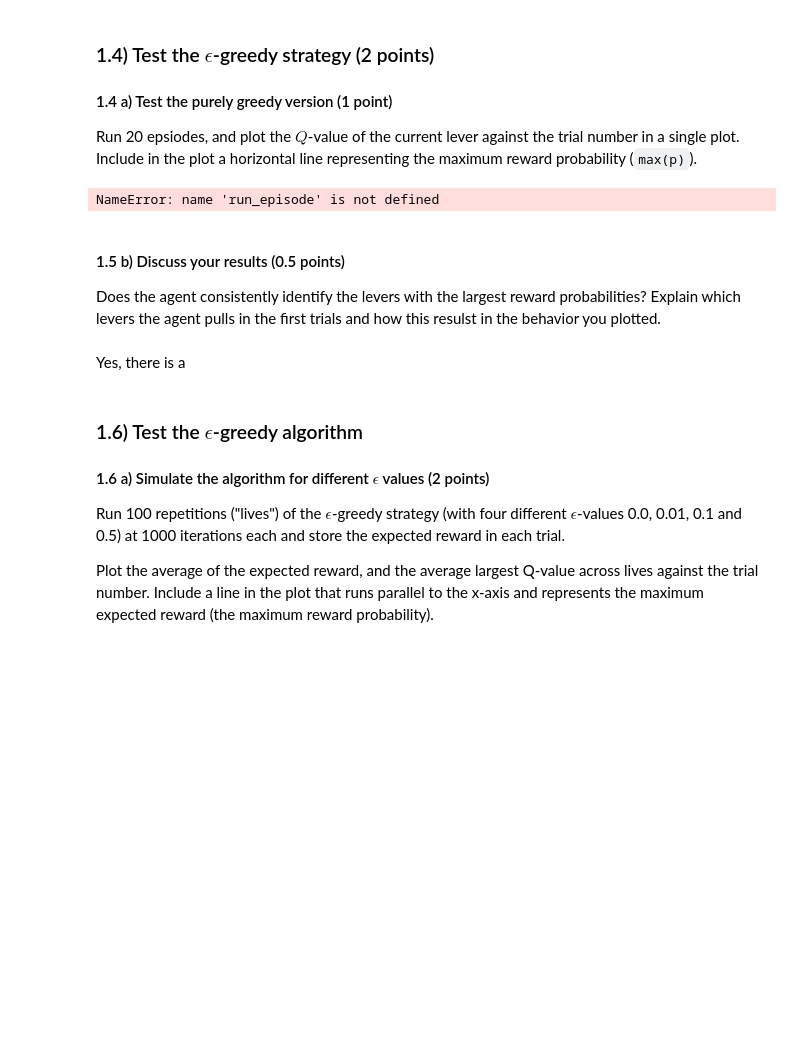
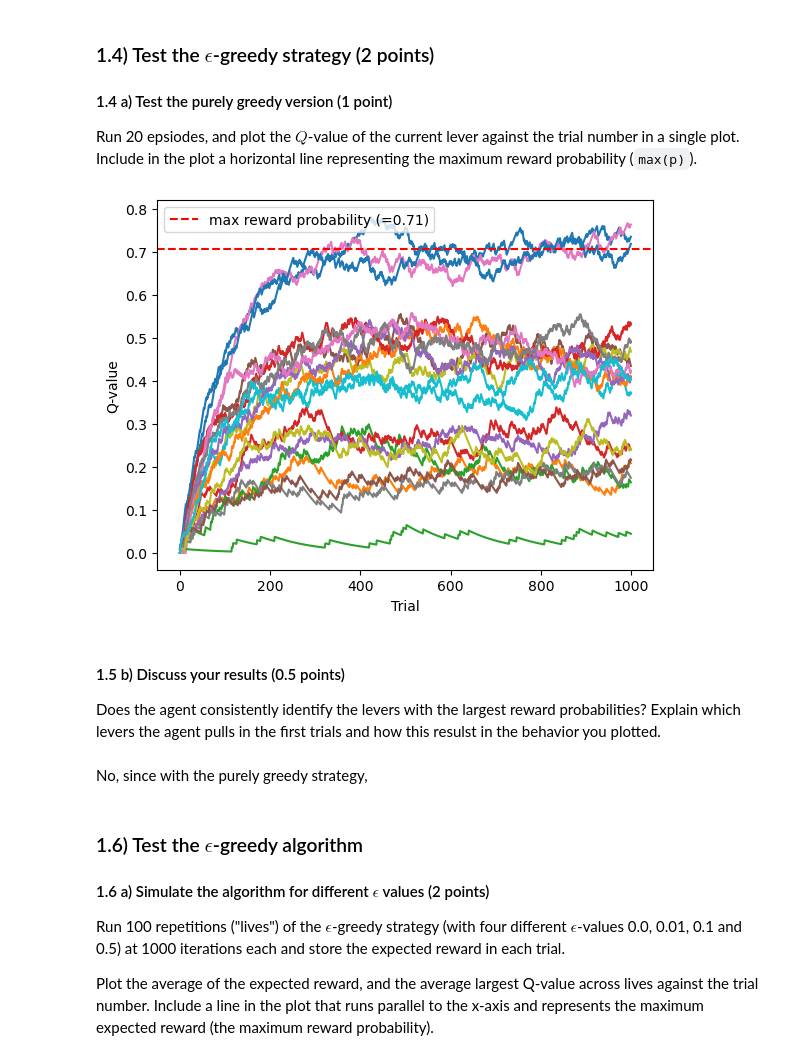
Before and after one commit to lfogarty98/mhbf_pt, a Jupyter notebook: 7-rl-part-I/rl-part-I.ipynb, the cells around one changed output. Drawn from its saved outputs; the diff is of its cells as text; code cells hidden in the pictures; blank space fills up the shorter version.

```diff
--- a/7-rl-part-I/rl-part-I.ipynb
+++ b/7-rl-part-I/rl-part-I.ipynb
@@ -190,13 +190,14 @@ Run 20 epsiodes, and plot the $Q$-value of the current lever against the trial n
 # %%
 num_episodes = 20
 
 for episode in range(num_episodes):
     result = run_episode(generate_reward, epsilon_greedy)
-    plt.plot(range(1000), result[2], label=f'Lever {result[0][-1]}')
-plt.axhline(max(p), label='max reward probability', color='r', linestyle='--')
+    # plt.plot(range(1000), result[2], label=f'Lever {result[0][-1]}')
+    plt.plot(range(1000), result[2])
+plt.axhline(max(p), label=f'max reward probability (={max(p):.2f})', color='r', linestyle='--')
 plt.legend()
 plt.xlabel('Trial')
 plt.ylabel('Q-value')
 plt.show()
 # %% [output]
-NameError: name 'run_episode' is not defined
+[figure, added]
@@ -228,8 +205,8 @@ NameError: name 'run_episode' is not defined
 #### 1.5 b) Discuss your results (0.5 points)
 
 Does the agent consistently identify the levers with the largest reward probabilities? Explain which levers the agent pulls in the first trials and how this resulst in the behavior you plotted.
-# %% [markdown]
-Yes, there is a
+# %% [markdown]
+No, since with the purely greedy strategy,
 # %% [markdown]
 ### 1.6) Test the $\epsilon$-greedy algorithm
 
```
Also changed, not shown: parts of 11 cells of this notebook.
